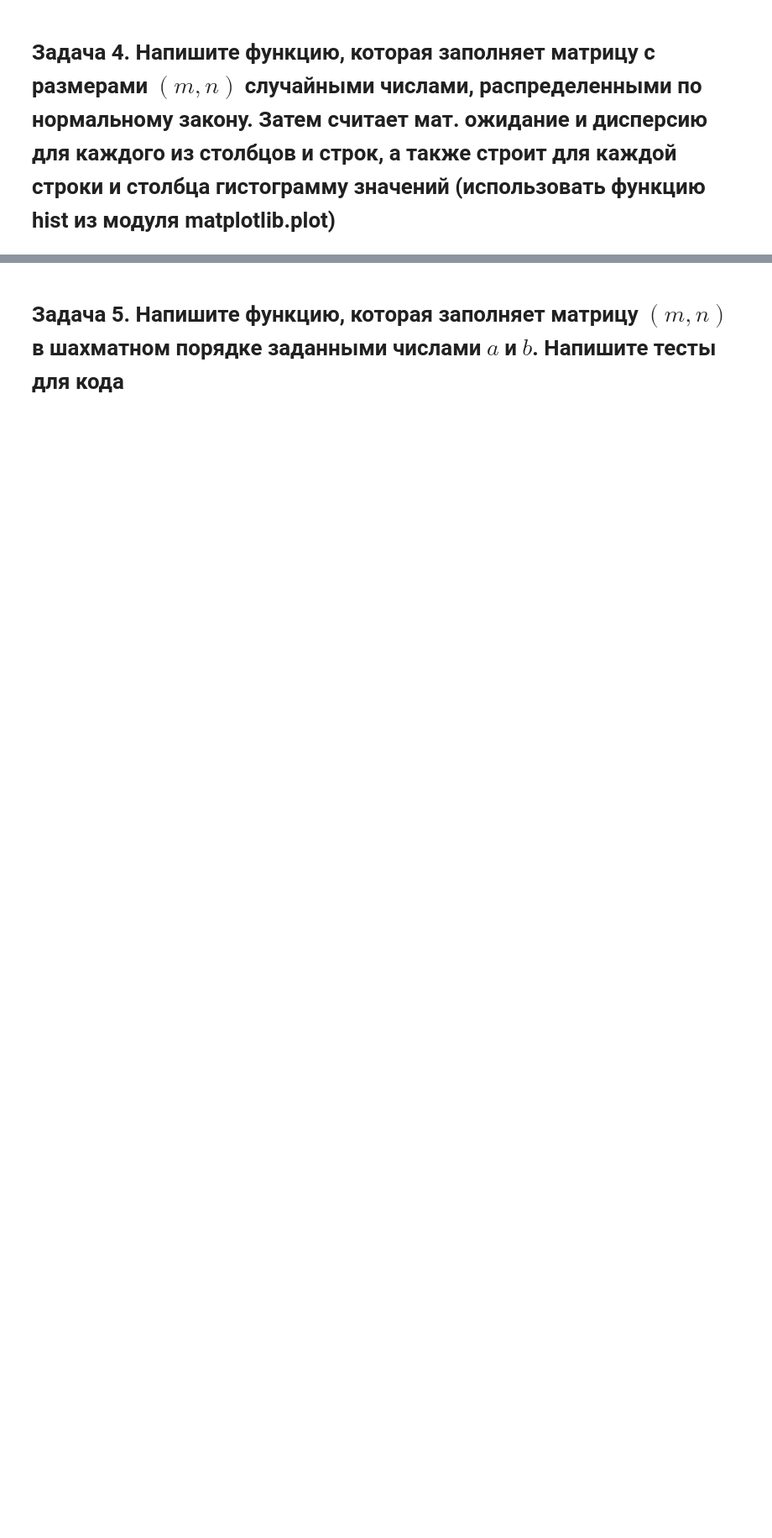
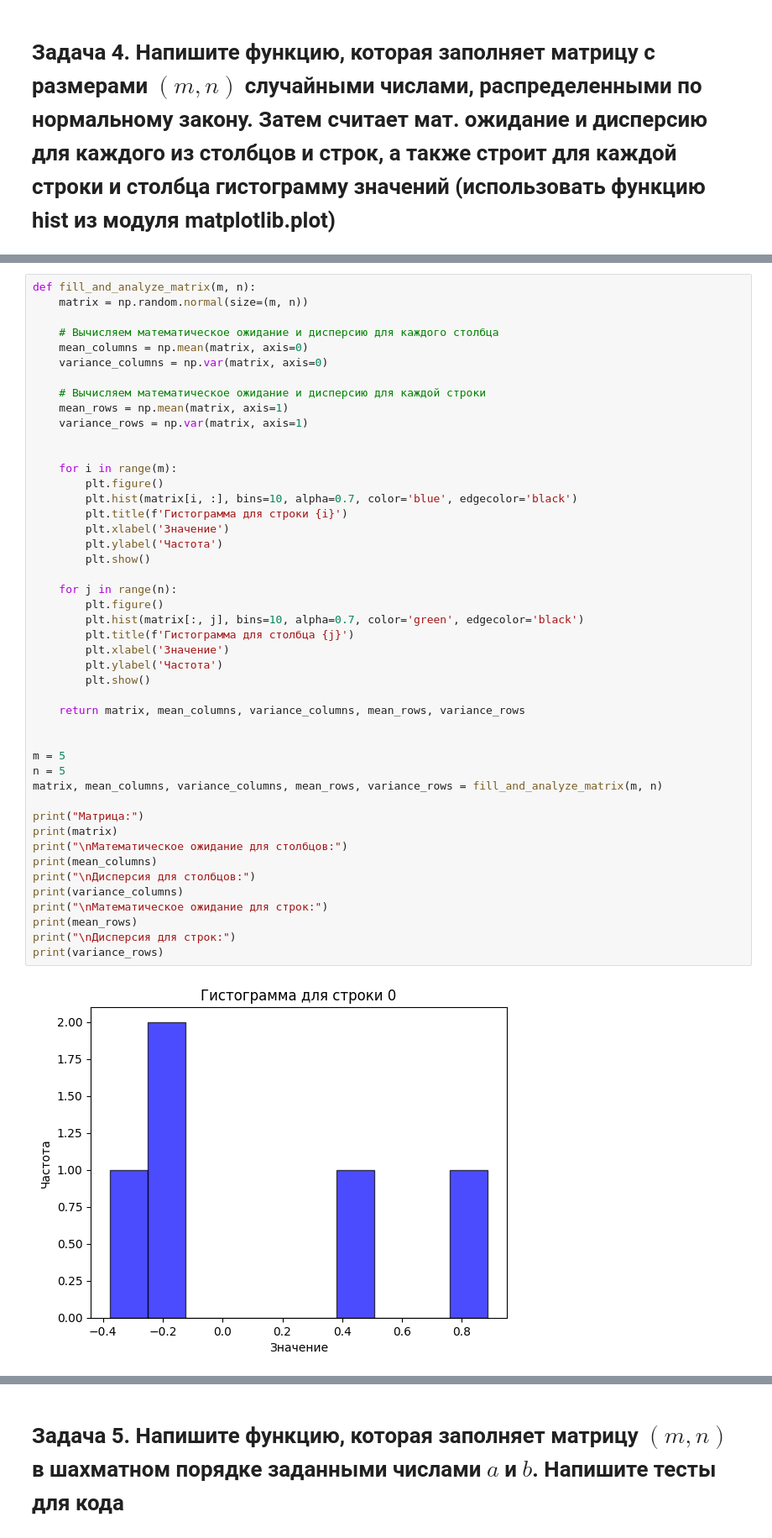
Before and after one commit to wad3s8/lab1, a Jupyter notebook: numpy.ipynb, the cells around one changed output, grey strips where cells are left out. Shown at 84% size. Drawn from its saved outputs; the diff is of its cells as text; blank space fills up the shorter version.

```diff
--- a/numpy.ipynb
+++ b/numpy.ipynb
@@ -36,0 +67,48 @@ def unique_columns(mat):
+# %%
+def fill_and_analyze_matrix(m, n):
+    matrix = np.random.normal(size=(m, n))
+
+    # Вычисляем математическое ожидание и дисперсию для каждого столбца
+    mean_columns = np.mean(matrix, axis=0)
+    variance_columns = np.var(matrix, axis=0)
+
+    # Вычисляем математическое ожидание и дисперсию для каждой строки
+    mean_rows = np.mean(matrix, axis=1)
+    variance_rows = np.var(matrix, axis=1)
+
+
+    for i in range(m):
+        plt.figure()
+        plt.hist(matrix[i, :], bins=10, alpha=0.7, color='blue', edgecolor='black')
+        plt.title(f'Гистограмма для строки {i}')
+        plt.xlabel('Значение')
+        plt.ylabel('Частота')
+        plt.show()
+
+    for j in range(n):
+        plt.figure()
+        plt.hist(matrix[:, j], bins=10, alpha=0.7, color='green', edgecolor='black')
+        plt.title(f'Гистограмма для столбца {j}')
+        plt.xlabel('Значение')
+        plt.ylabel('Частота')
+        plt.show()
+
+    return matrix, mean_columns, variance_columns, mean_rows, variance_rows
+
+
+m = 5
+n = 5
+matrix, mean_columns, variance_columns, mean_rows, variance_rows = fill_and_analyze_matrix(m, n)
+
+print("Матрица:")
+print(matrix)
+print("\nМатематическое ожидание для столбцов:")
+print(mean_columns)
+print("\nДисперсия для столбцов:")
+print(variance_columns)
+print("\nМатематическое ожидание для строк:")
+print(mean_rows)
+print("\nДисперсия для строк:")
+print(variance_rows)
+# %% [output]
+[figure, added]
```
Also changed, not shown: parts of 16 cells of this notebook.
